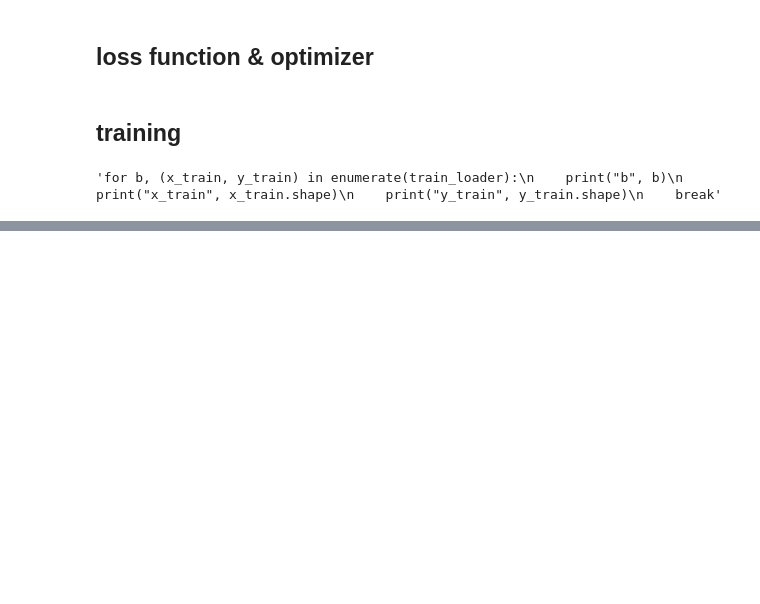
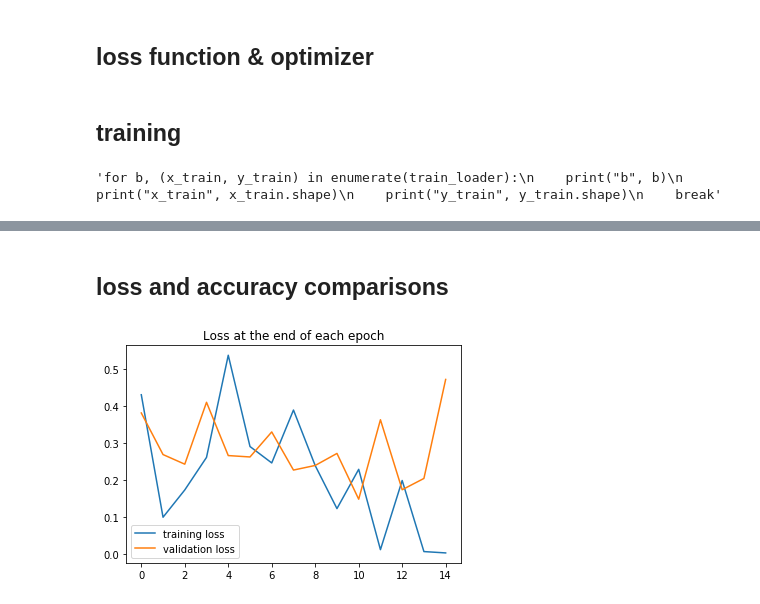
Before and after one commit to hasanmansur/Mukh-O-Mukhosh, a Jupyter notebook: mukh_o_mukhosh.ipynb, the cells around one changed output, grey strips where cells are left out. Saved outputs shown, nothing was run; the diff lists cells and outputs as text; code cells hidden in the pictures; blank space fills up the shorter version.

Commit message:
for train & validation: calculating loss & accuracy,  plotting loss

```diff
--- a/mukh_o_mukhosh.ipynb
+++ b/mukh_o_mukhosh.ipynb
@@ -214,17 +216,17 @@ optimizer = torch.optim.Adam(model.parameters(), lr=0.001)
 import time
 start_time = time.time()
 
-epochs = 5
+epochs = 15
 train_losses = []
-test_losses = []
+val_losses = []
 train_correct = []
-test_correct = []
+val_correct = []
 
 for i in range(epochs):
     trn_total = 0
     trn_corr = 0
-    tst_total = 0
-    tst_corr = 0
+    val_total = 0
+    val_corr = 0
 
     print("------------------------epoch {epoch}-------------------------".format(epoch = i))
 
@@ -250,23 +252,27 @@ for i in range(epochs):
 
         # Print interim results
         if(b%22 == 0):
-            print(" train --> batch: {batch}, loss: {ls}, accuracy: {accuracy}".format(batch = b, ls = loss.item(), accuracy = acc))
+            print("train --> batch: {batch}, loss: {ls}, accuracy: {accuracy}".format(batch = b, ls = loss.item(), accuracy = acc))
 
-    # Run the testing batches
+    train_losses.append(loss)
+
+    # Run the validation batches
     with torch.no_grad():
-        for b, (x_test, y_test) in enumerate(val_loader):
+        for b, (x_val, y_val) in enumerate(val_loader):
             b+=1
             # Apply the model
-            y_val = model(x_test)
+            y_pred = model(x_val)
+            loss = criterion(y_pred, y_val)
 
             # Tally the number of correct predictions
-            predicted = torch.max(y_val.data, 1)[1]
-            batch_corr = (predicted == y_test).sum()
-            tst_corr += float(batch_corr)
-            tst_total += float(x_test.shape[0])
-            acc = (tst_corr * 100)/tst_total
-            print("validation --> batch: {batch}, accuracy: {accuracy}".format(batch = b, accuracy = acc))
+            predicted = torch.max(y_pred.data, 1)[1]
+            batch_corr = (predicted == y_val).sum()
+            val_corr += float(batch_corr)
+            val_total += float(x_val.shape[0])
+            acc = (val_corr * 100)/val_total
+            print("valid --> batch: {batch}, accuracy: {accuracy}".format(batch = b, accuracy = acc))
 
+    val_losses.append(loss)
 
 print(f'\nDuration: {time.time() - start_time:.0f} seconds') # print the time elapsed
 # %% [output]
@@ -289,0 +296,9 @@ Duration: 153 seconds
+# %% [markdown]
+## loss and accuracy comparisons
+# %%
+plt.plot(train_losses, label='training loss')
+plt.plot(val_losses, label='validation loss')
+plt.title('Loss at the end of each epoch')
+plt.legend();
+# %% [output]
+[figure, added]
```
Also changed, not shown: parts of 3 cells of this notebook.
